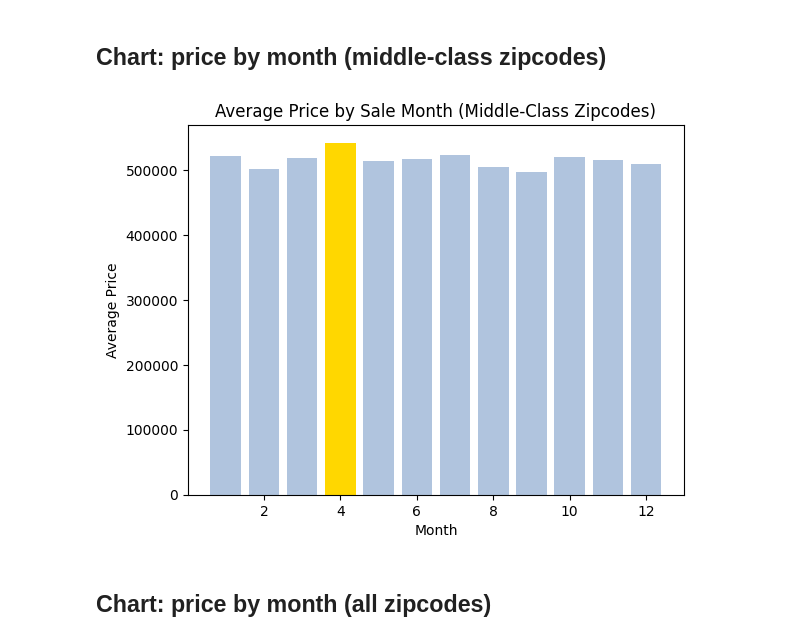
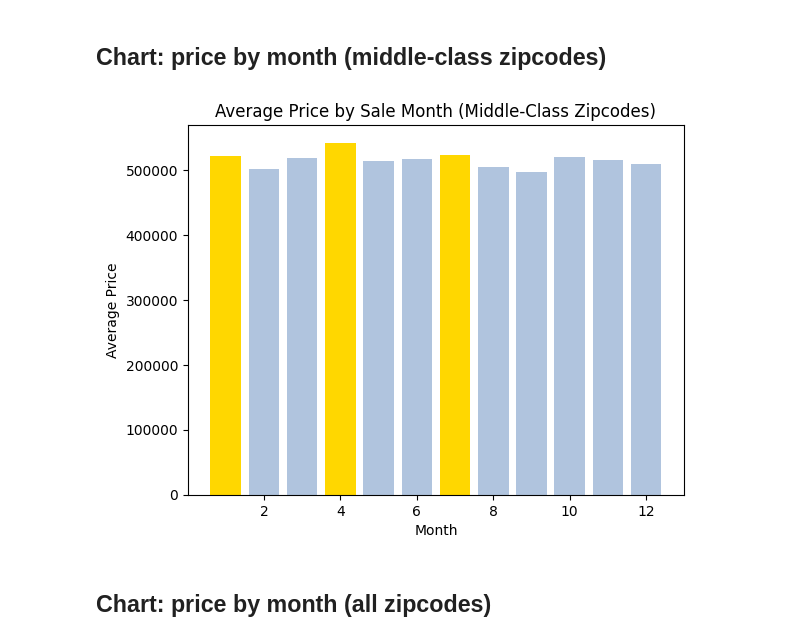
Before and after one commit to 1com/ds-eda-project, a Jupyter notebook: hypothesis_1.ipynb, the cells around one changed output. Saved outputs shown, nothing was run; the diff lists cells and outputs as text; code cells hidden in the pictures.

Commit message:
Highlight top 3 months in price chart

```diff
--- a/hypothesis_1.ipynb
+++ b/hypothesis_1.ipynb
@@ -103,17 +103,17 @@ print(price_difference_middle, price_percentage_middle)
 # %%
 highlight_colour = "#FFD700"
 default_colour = "#B0C4DE"
 
-bar_colours = [highlight_colour if month == 4 else default_colour for month in avg_price_by_month_middle.sort_index().index]
+bar_colours = [highlight_colour if (month == 4 or month == 7 or month == 1) else default_colour for month in avg_price_by_month_middle.sort_index().index]
 
 fig, ax = plt.subplots()
 ax.bar(avg_price_by_month_middle.sort_index().index, avg_price_by_month_middle.sort_index().values, color=bar_colours)
 ax.set_title("Average Price by Sale Month (Middle-Class Zipcodes)")
 ax.set_xlabel("Month")
 ax.set_ylabel("Average Price")
 plt.show()
 # %% [output]
-[figure, old version]
+[figure, new version]
 # %% [markdown]
 ## Chart: price by month (all zipcodes)
 # %%
```
